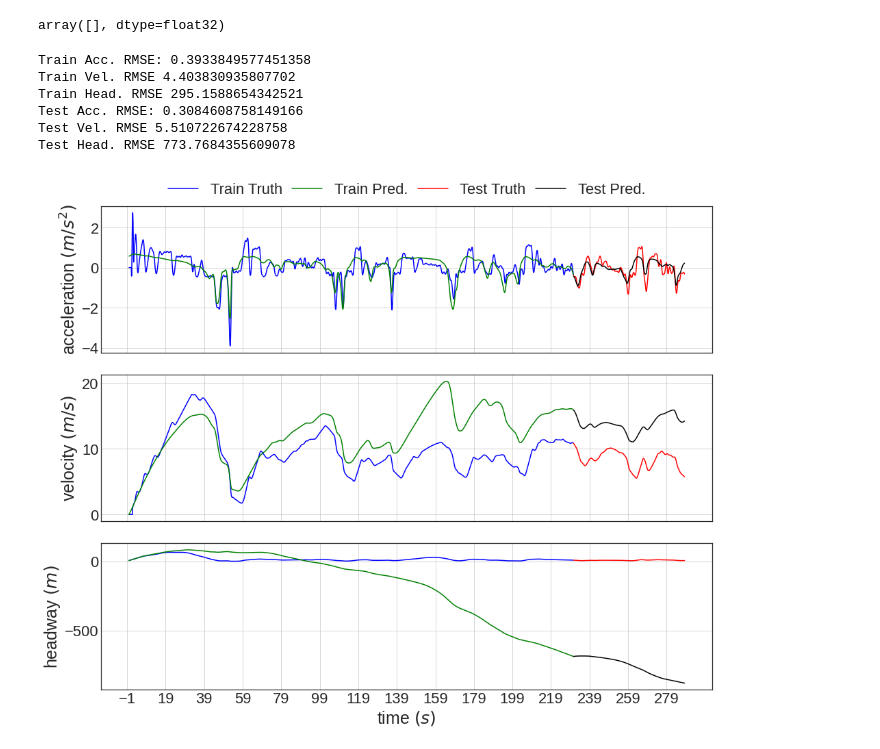
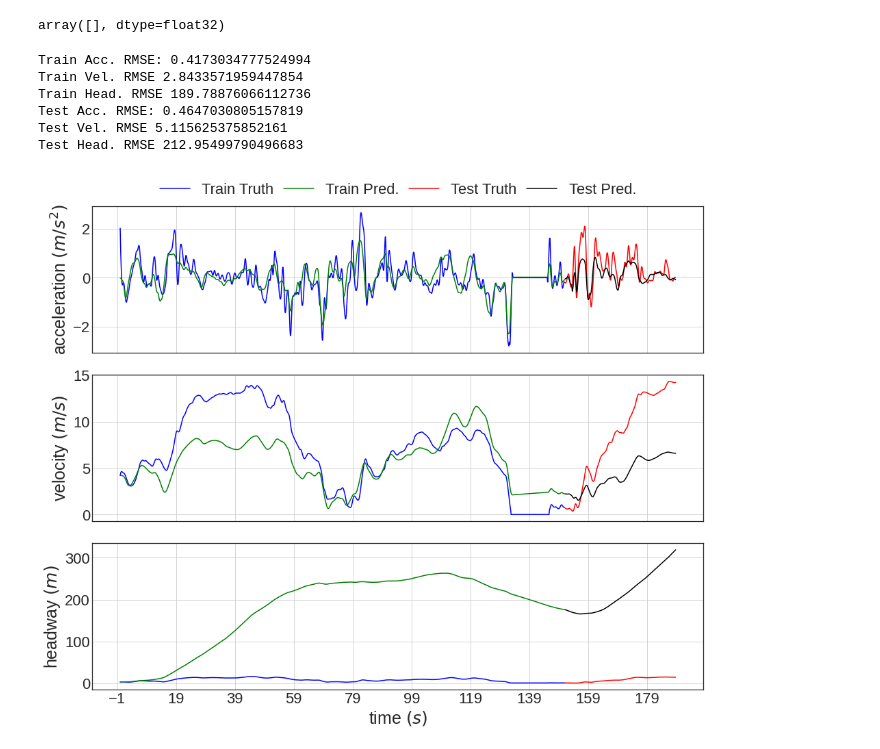
Before and after one commit to coordinated-systems-lab/CarFollowModels, a Jupyter notebook: Models/LSTM/Code/firstTryLSTM (copy1).ipynb, the cells around one changed output. Saved outputs shown, nothing was run; the diff lists cells and outputs as text; code cells hidden in the pictures.

```diff
--- a/Models/LSTM/Code/firstTryLSTM (copy1).ipynb
+++ b/Models/LSTM/Code/firstTryLSTM (copy1).ipynb
@@ -24,7 +24,7 @@ import warnings
 warnings.filterwarnings("ignore", category=UserWarning)
 warnings.filterwarnings("ignore", category=RuntimeWarning)
 # %%
-df = pd.read_csv('../../../Data/JIANG/dataVehicle101.csv', header=None,low_memory=False, encoding='UTF-8')
+df = pd.read_csv('../../../Data/NAPOLI/dataVehicle1.csv', header=None,low_memory=False, encoding='UTF-8')
 df = df.rename(columns={0:"TIME",1:"LEAD_POS",2:"FOLLOW_POS",3:"LEAD_VEL",4:"FOLLOW_VEL",5:"LEAD_LENGTH"})
 df = pd.DataFrame(df)
 print(df)
@@ -65,7 +65,7 @@ print(np.count_nonzero(sCheck)) # count number of True
 statTrajec = 0
 endTrajec = -1
 
-t = np.linspace(0, 288.4, 2884, endpoint=False) # 288.4 for JIANG # 188.9 for NAPOLI
+t = np.linspace(0, 188.8, 1888, endpoint=False) # 288.4 for JIANG # 188.8 for NAPOLI
 #t = t[statTrajec:endTrajec]
 
 # Without Scaling
@@ -112,7 +112,7 @@ plt.show()
 # LSTM
 # %%
 st_Traj = 0
-en_Traj = 2307 #1511 #9405 # 2307
+en_Traj = 1511 #1511 #9405 # 2307
 
 X_train = np.stack((v[st_Traj:en_Traj],s[st_Traj:en_Traj],vlead[st_Traj:en_Traj],t[st_Traj:en_Traj]), axis=1)
 
@@ -572,6 +572,6 @@ allData = np.stack((lstm_pred_a, lstm_pred_v, lstm_pred_s, v_p, v, s), axis=1)
 # %%
 # loading predictions from csv files
-my_data = genfromtxt('../../../Results/LSTM/Predictions/JIANG/LSTM_Stand_JIANG(A).csv', delimiter=',')
+my_data = genfromtxt('../../../Results/LSTM/Predictions/NAPOLI/LSTM_Stand_NAPOLI(A).csv', delimiter=',')
 lstm_pred_a = my_data[:,0]
 lstm_pred_v = my_data[:,1]
 lstm_pred_s = my_data[:,2]
@@ -580,7 +580,7 @@ v = my_data[:,4]
 s = my_data[:,5]
 # %%
 # Plotting
-en_Traj = 2307
+en_Traj = 1511
 acc_truth_plot = np.stack((v_p[en_Traj:],t[en_Traj:]), axis=1)
 v_truth_plot = np.stack((v[en_Traj:],t[en_Traj:]), axis=1)
 s_truth_plot = np.stack((s[en_Traj:],t[en_Traj:]), axis=1)
@@ -611,38 +611,38 @@ plt.rc('ytick', labelsize=22)    # fontsize of the tick labels
 plt.rc('legend', fontsize=22)    # legend fontsize
 plt.rc('figure', titlesize=12)  # fontsize of the figure title
 
 b1, = ax[0].plot(X_train[:,3], Y_train[:,0], "b")
 g1, = ax[0].plot(X_prior[:en_Traj+1,3], lstm_pred_a[:en_Traj+1], "g")
 r1, = ax[0].plot(acc_truth_plot[:,1], acc_truth_plot[:,0], "r")
 k1, = ax[0].plot(X_prior[en_Traj+1:,3], lstm_pred_a[en_Traj+1:], "k")
 ax[0].set_ylabel('acceleration $(m/s^2)$')
 ax[0].grid(True)
 ax[0].xaxis.set_ticks(np.arange(min(t), max(t), 20)-1)
 
 ax[1].plot(X_train[:,3], X_train[:,0], "b")
 ax[1].plot(X_prior[:en_Traj+1,3], lstm_pred_v[:en_Traj+1], "g")
 ax[1].plot(v_truth_plot[:,1], v_truth_plot[:,0], "r")
 ax[1].plot(X_prior[en_Traj+1:,3], lstm_pred_v[en_Traj+1:], "k")
 ax[1].set_ylabel('velocity $(m/s)$')
 ax[1].grid(True)
 
 ax[2].plot(X_train[:,3], X_train[:,1], "b")
 ax[2].plot(X_prior[:en_Traj+1,3], lstm_pred_s[:en_Traj+1], "g")
 ax[2].plot(s_truth_plot[:,1], s_truth_plot[:,0], "r")
 ax[2].plot(X_prior[en_Traj+1:,3], lstm_pred_s[en_Traj+1:], "k")
 ax[2].set_ylabel('headway $(m)$')
 ax[2].grid(True)
 ax[2].set_xlabel('time $(s)$')
 
 ax[0].legend((b1, g1, r1, k1), ('Train Truth', 'Train Pred.', 'Test Truth', 'Test Pred.'), bbox_to_anchor=(0.1,1.02,0.8,0.2), mode='expand', loc='lower left', ncol=4, borderaxespad=0, shadow=False)
 
-#plt.savefig('../../../Results/LSTM/Plots/JIANG/LSTM_Stand_JIANG(A).png')
+plt.savefig('../../../Results/LSTM/Plots/NAPOLI/LSTM_Stand_NAPOLI(A).png')
 plt.show()
 # %% [output]
-Train Acc. RMSE: 0.3933849577451358
-Train Vel. RMSE 4.403830935807702
-Train Head. RMSE 295.1588654342521
-Test Acc. RMSE: 0.3084608758149166
-Test Vel. RMSE 5.510722674228758
-Test Head. RMSE 773.7684355609078
+Train Acc. RMSE: 0.4173034777524994
+Train Vel. RMSE 2.8433571959447854
+Train Head. RMSE 189.78876066112736
+Test Acc. RMSE: 0.4647030805157819
+Test Vel. RMSE 5.115625375852161
+Test Head. RMSE 212.95499790496683
-[figure, old version]
+[figure, new version]
```
Also changed, not shown: parts of 9 cells of this notebook, 9 other files.
